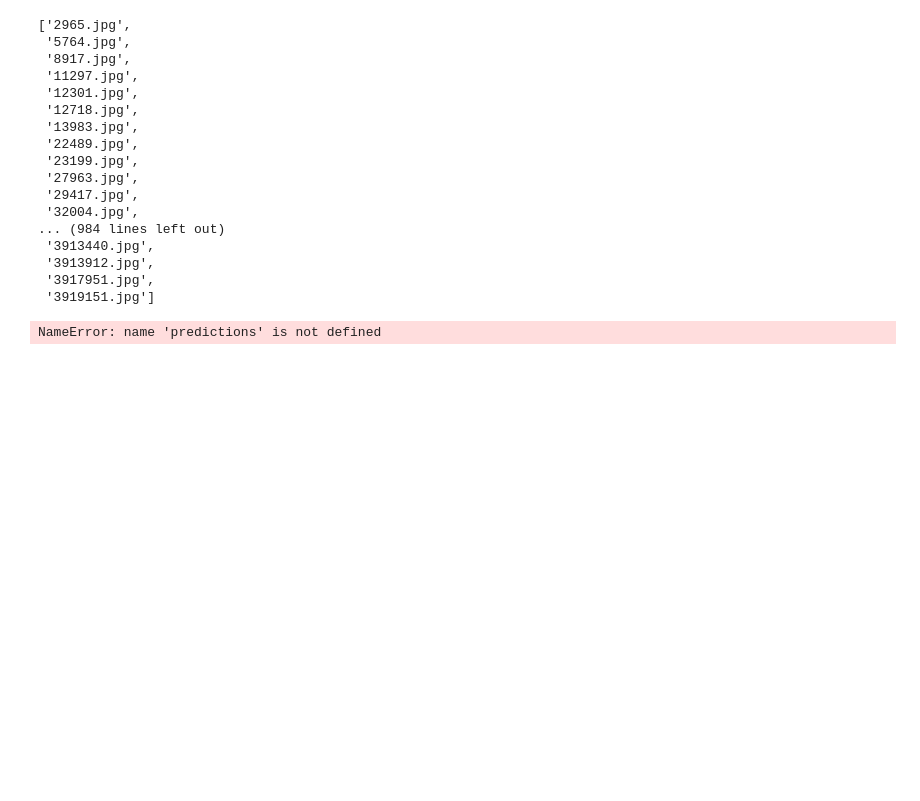
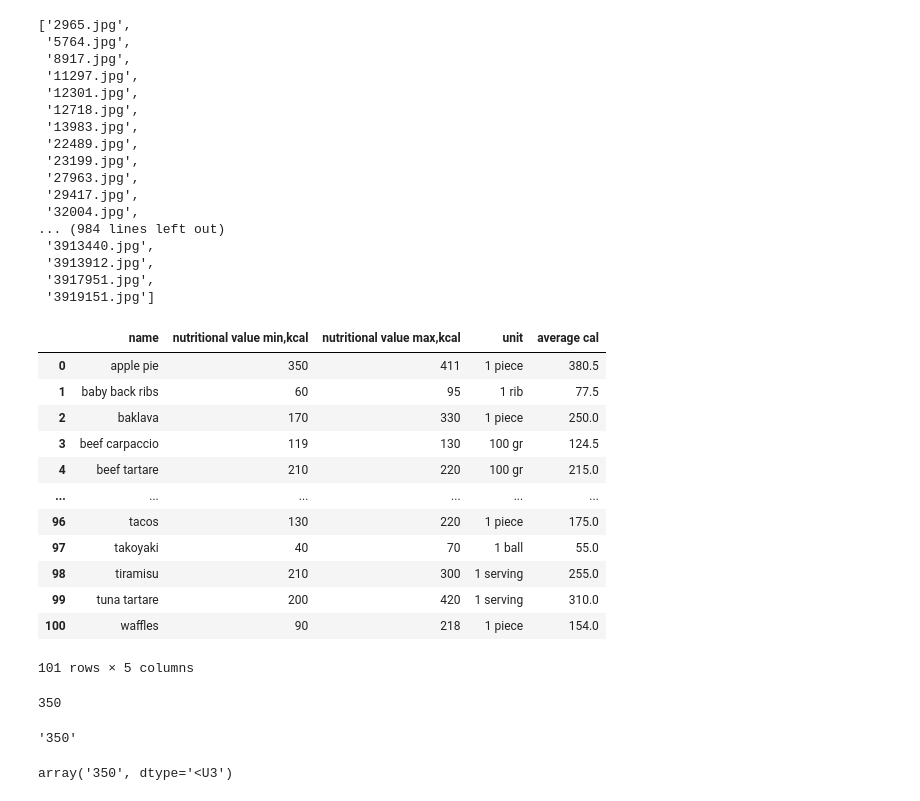
Before and after one commit to SaranyaPandiaraj/Know-Before-You-Eat, a Jupyter notebook: Get_Images.ipynb, the cells around one changed output. Cells and saved outputs as stored; diff of their text form; code cells hidden in the pictures; blank space fills up the shorter version.

```diff
--- a/Get_Images.ipynb
+++ b/Get_Images.ipynb
@@ -231,4 +171,18 @@ def upload():
-# %%
-predictions
-# %% [output]
-NameError: name 'predictions' is not defined
+# %%
+food_calories = pd.read_csv(os.path.join("static","food_list", "Food_calories.csv"),index_col=False)
+# %%
+food_calories
+# %% [output]
+|  | name | nutritional value min,kcal | nutritional value max,kcal | unit | average cal |
+| 0 | apple pie | 350 | 411 | 1 piece | 380.5 |
+| 1 | baby back ribs | 60 | 95 | 1 rib | 77.5 |
+| 2 | baklava | 170 | 330 | 1 piece | 250.0 |
+| 3 | beef carpaccio | 119 | 130 | 100 gr | 124.5 |
+| 4 | beef tartare | 210 | 220 | 100 gr | 215.0 |
+| ... | ... | ... | ... | ... | ... |
+| 96 | tacos | 130 | 220 | 1 piece | 175.0 |
+| 97 | takoyaki | 40 | 70 | 1 ball | 55.0 |
+| 98 | tiramisu | 210 | 300 | 1 serving | 255.0 |
+| 99 | tuna tartare | 200 | 420 | 1 serving | 310.0 |
+| 100 | waffles | 90 | 218 | 1 piece | 154.0 |
+101 rows × 5 columns
@@ -234,0 +192,13 @@ NameError: name 'predictions' is not defined
+# %%
+food_nutrional_min = food_retrieve["nutritional value min,kcal"]
+food_nutrional_max = food_retrieve["nutritional value max,kcal"]
+Unit = food_retrieve["unit"]
+Calories = food_retrieve["average cal"]
+print(food_nutrional_min[0])
+# %% [output]
+350
+# %%
+food_nutrional_min=str(food_nutrional_min)
+food_nutrional_min
+# %% [output]
+'350'
@@ -234,0 +207,4 @@ NameError: name 'predictions' is not defined
+# %%
+food_nutrional_min
+# %% [output]
+array('350', dtype='<U3')
```
Also changed, not shown: parts of 3 cells of this notebook, 2 other files.
